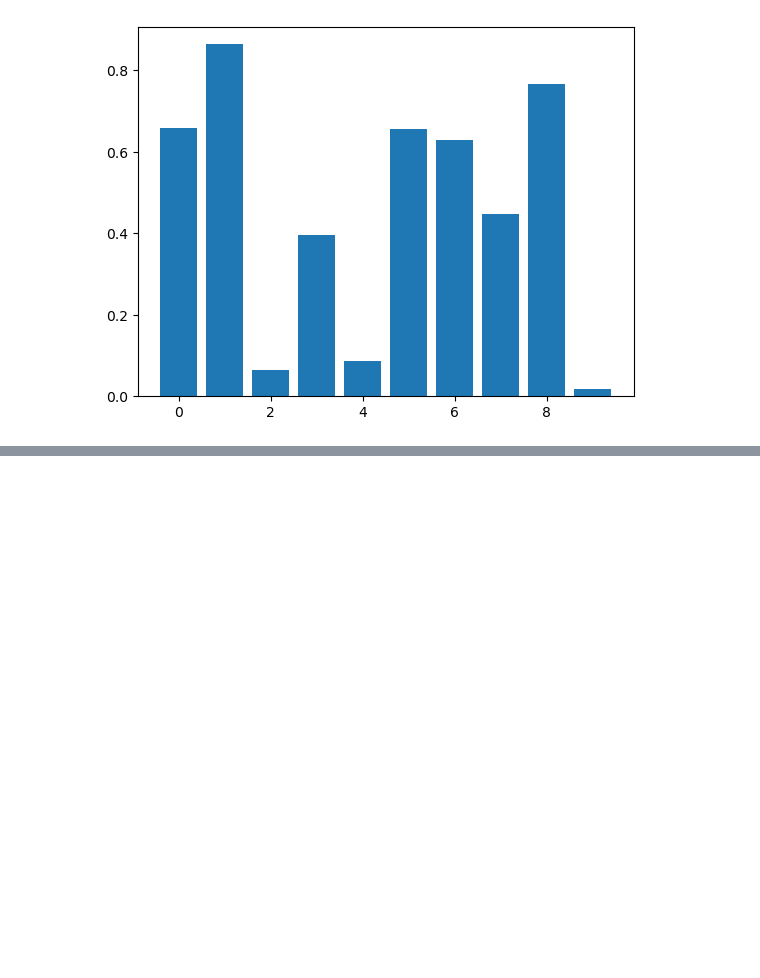
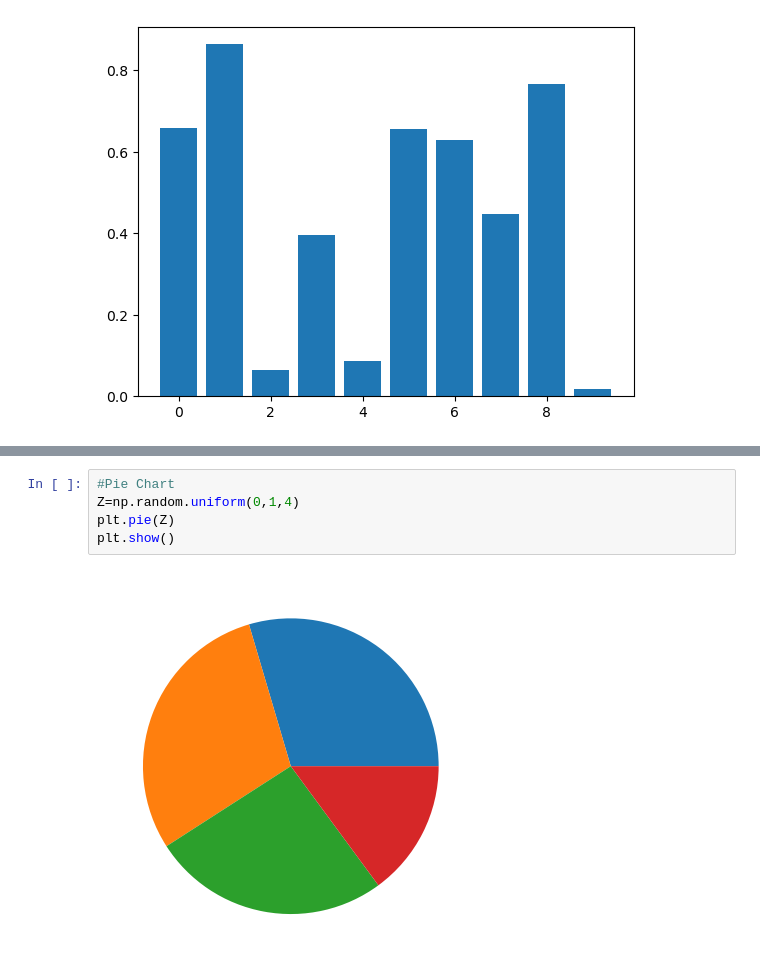
Before and after one commit to Turjo47/DataScience_and_ML_Notes-, a Jupyter notebook: Matplotlib.ipynb, the cells around one changed output, grey strips where cells are left out. Drawn from its saved outputs; the diff is of its cells as text; blank space fills up the shorter version.

```diff
--- a/Matplotlib.ipynb
+++ b/Matplotlib.ipynb
@@ -34,0 +45,7 @@ plt.imshow(
+# %%
+#Pie Chart
+Z=np.random.uniform(0,1,4)
+plt.pie(Z)
+plt.show()
+# %% [output]
+[figure, added]
```
Also changed, not shown: parts of 5 cells of this notebook, 1 other file.
